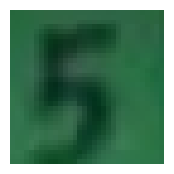
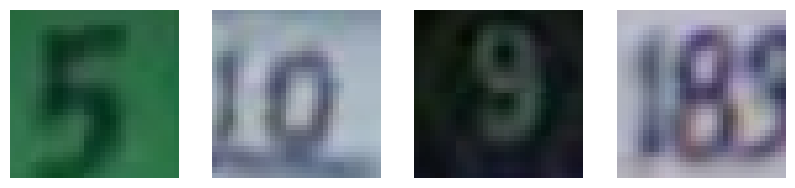
The change to this notebook cell's code, shown as a diff; its figure went from the first image to the second:
--- before
+++ after
@@ -1,4 +1,5 @@
-plt.figure(figsize=(2, 2))
-plt.imshow(X_te[:, :, :, 0])
-plt.axis('off')
+fig, axes = plt.subplots(1, 4, figsize=(10, 8))
+for i in range(4):
+    axes[i].imshow(X_te_raw[:, :, :, i * 3])
+    axes[i].axis('off')
 plt.show()

Commit: trying new normalization methods